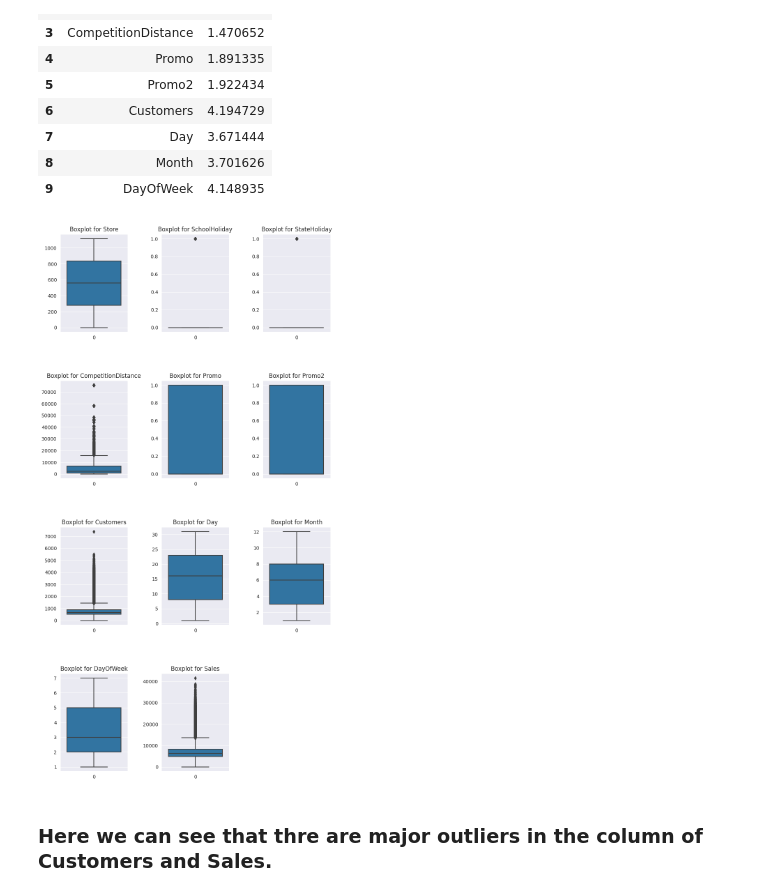
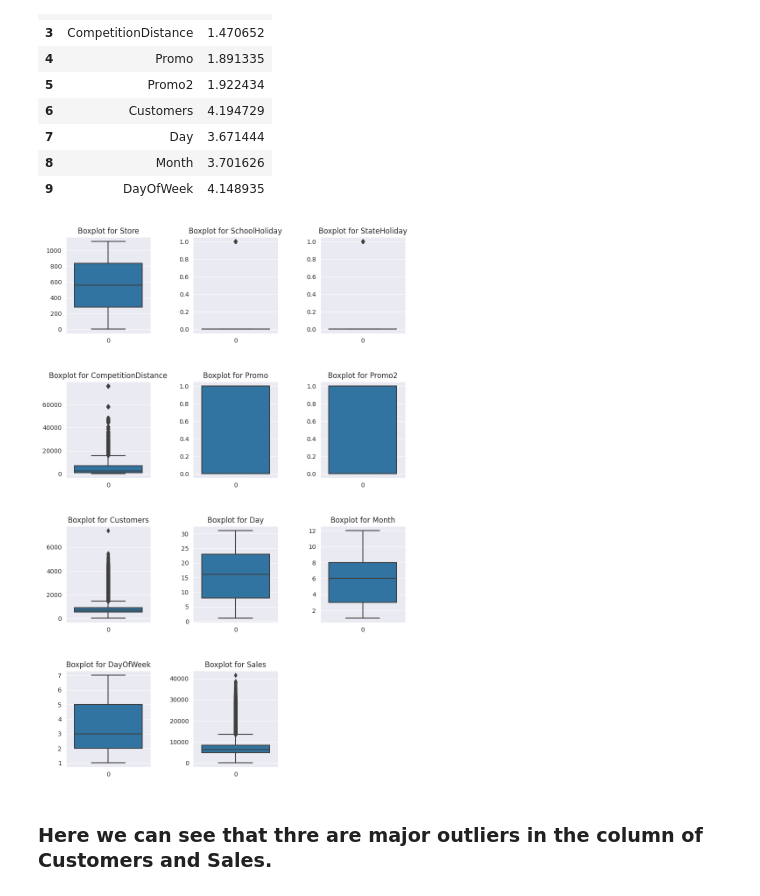
Before and after one commit to diptiranjan1998/Regression-Analysis-on-Retail-Sales-Prediction, a Jupyter notebook: Retail_sales_prediction.ipynb, the cells around one changed output. Drawn from its saved outputs; the diff is of its cells as text; code cells hidden in the pictures.

```diff
--- a/Retail_sales_prediction.ipynb
+++ b/Retail_sales_prediction.ipynb
@@ -654,3 +681,6 @@ df= df[df.Sales > 0]
+# %%
+# Removing Date column
+df.drop('Date', axis= 1, inplace= True)
 # %%
 # Let's create a function to check multicollinearity
 def calc_vif(X):
@@ -715,21 +745,24 @@ calc_vif(df[[i for i in df.describe().columns if i not in ['Sales', 'Open', 'Yea
 # %%
 # Taking those features with multicollinearity in the range of 0 to 10.
 numerical_features= ['Store','SchoolHoliday','StateHoliday','CompetitionDistance','Promo','Promo2','Customers','Day','Month','DayOfWeek']
+# %%
+# Removing the columns: Open and Year
+df.drop(['Open', 'Year'], axis= 1, inplace= True)
 # %%
 # Let's check the outliers in our Data Set by boxplot.
 index= 1
 desired_column= numerical_features.copy()
 desired_column.append('Sales')
 plt.figure(figsize= (10,20))
 for i in desired_column:
-  plt.subplot(4,3,index)
+  plt.subplot(5,3,index)
   index +=1
   num_col_data= df[i]
   sns.boxplot(df[i])
   plt.title(f"Boxplot for {i}")
   plt.subplots_adjust(hspace = 0.5, wspace= 0.5)
 # %% [output]
-[figure, old version]
+[figure, new version]
 # %% [markdown]
 ### Here we can see that thre are major outliers in the column of Customers and Sales.
 # %%
```
Also changed, not shown: parts of 26 cells of this notebook.
